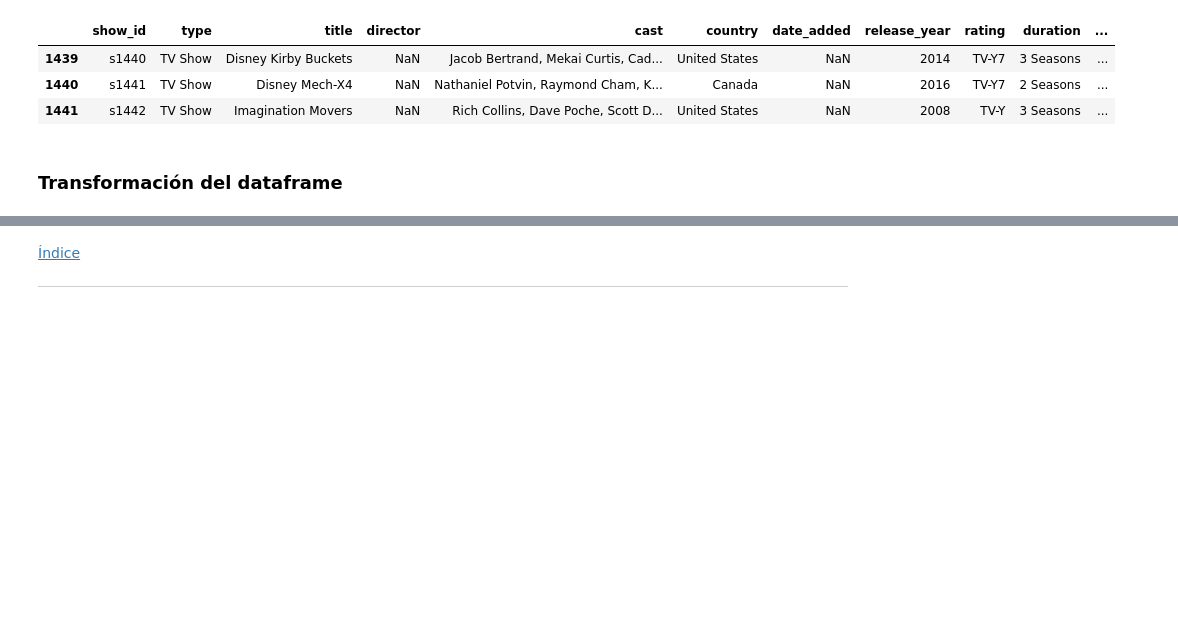
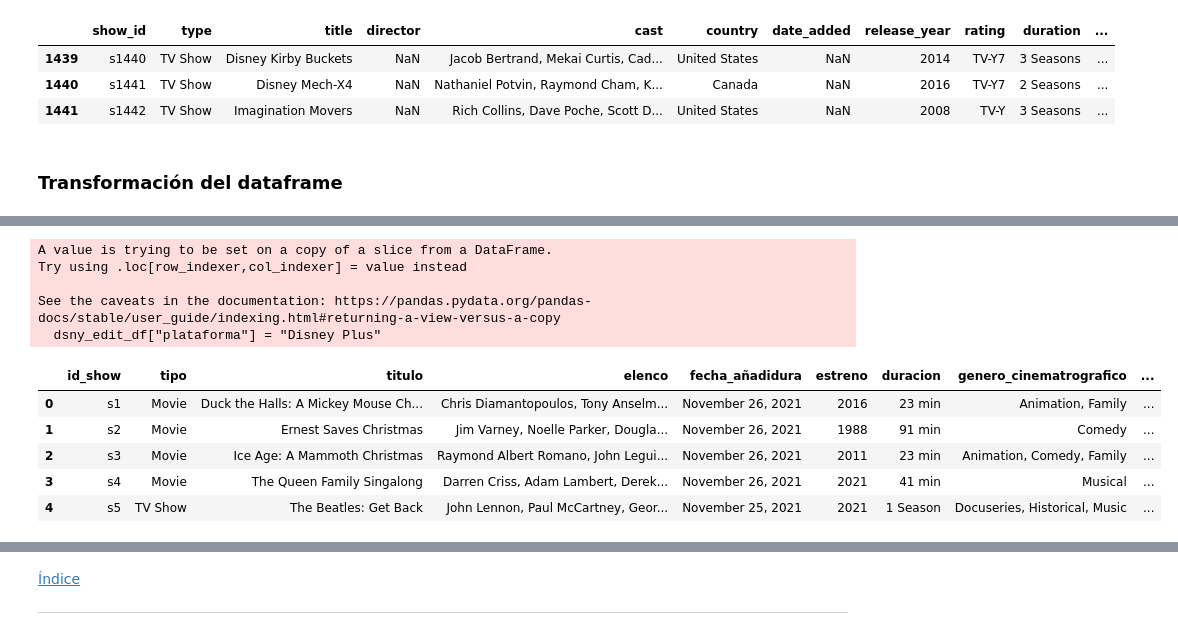
Before and after one commit to JoseSalas98/streaming_catalog_api, a Jupyter notebook: notebooks/eda.ipynb, the cells around one changed output, grey strips where cells are left out. Saved outputs shown, nothing was run; the diff lists cells and outputs as text; code cells hidden in the pictures; blank space fills up the shorter version.

```diff
--- a/notebooks/eda.ipynb
+++ b/notebooks/eda.ipynb
@@ -635,3 +649,18 @@ dsny_df.loc[dsny_df["date_added"].isnull()]
 # %%
 #Duplicar el dataframe original conservando únicamente las columnas de interes
 dsny_edit_df = dsny_df[columns]
+# %%
+#   Definimos la nueva denominación que tendrán las columnas de interes
+renamed_columns = {
+                    "show_id":"id_show",
+                    "type":"tipo",
+                    "title":"titulo",
+                    "cast":"elenco",
+                    "date_added":"fecha_añadidura",
+                    "release_year":"estreno",
+                    "duration":"duracion",
+                    "listed_in":"genero_cinematrografico"
+                    }
+# %%
+#Renombrar el dataframe
+dsny_edit_df.rename(columns = renamed_columns, inplace = True)
@@ -637,0 +682,19 @@ dsny_edit_df = dsny_df[columns]
+# %%
+#Añadir tipo de plataforma
+dsny_edit_df["plataforma"] = "Disney Plus"
+# %% [output]
+A value is trying to be set on a copy of a slice from a DataFrame.
+Try using .loc[row_indexer,col_indexer] = value instead
+
+See the caveats in the documentation: https://pandas.pydata.org/pandas-docs/stable/user_guide/indexing.html#returning-a-view-versus-a-copy
+  dsny_edit_df["plataforma"] = "Disney Plus"
+# %%
+#Inspeccionar el df
+dsny_edit_df.head()
+# %% [output]
+|  | id_show | tipo | titulo | elenco | fecha_añadidura | estreno | duracion | genero_cinematrografico | ... |
+| 0 | s1 | Movie | Duck the Halls: A Mickey Mouse Ch... | Chris Diamantopoulos, Tony Anselm... | November 26, 2021 | 2016 | 23 min | Animation, Family | ... |
+| 1 | s2 | Movie | Ernest Saves Christmas | Jim Varney, Noelle Parker, Dougla... | November 26, 2021 | 1988 | 91 min | Comedy | ... |
+| 2 | s3 | Movie | Ice Age: A Mammoth Christmas | Raymond Albert Romano, John Legui... | November 26, 2021 | 2011 | 23 min | Animation, Comedy, Family | ... |
+| 3 | s4 | Movie | The Queen Family Singalong | Darren Criss, Adam Lambert, Derek... | November 26, 2021 | 2021 | 41 min | Musical | ... |
+| 4 | s5 | TV Show | The Beatles: Get Back | John Lennon, Paul McCartney, Geor... | November 25, 2021 | 2021 | 1 Season | Docuseries, Historical, Music | ... |
```
Also changed, not shown: parts of 9 cells of this notebook.
